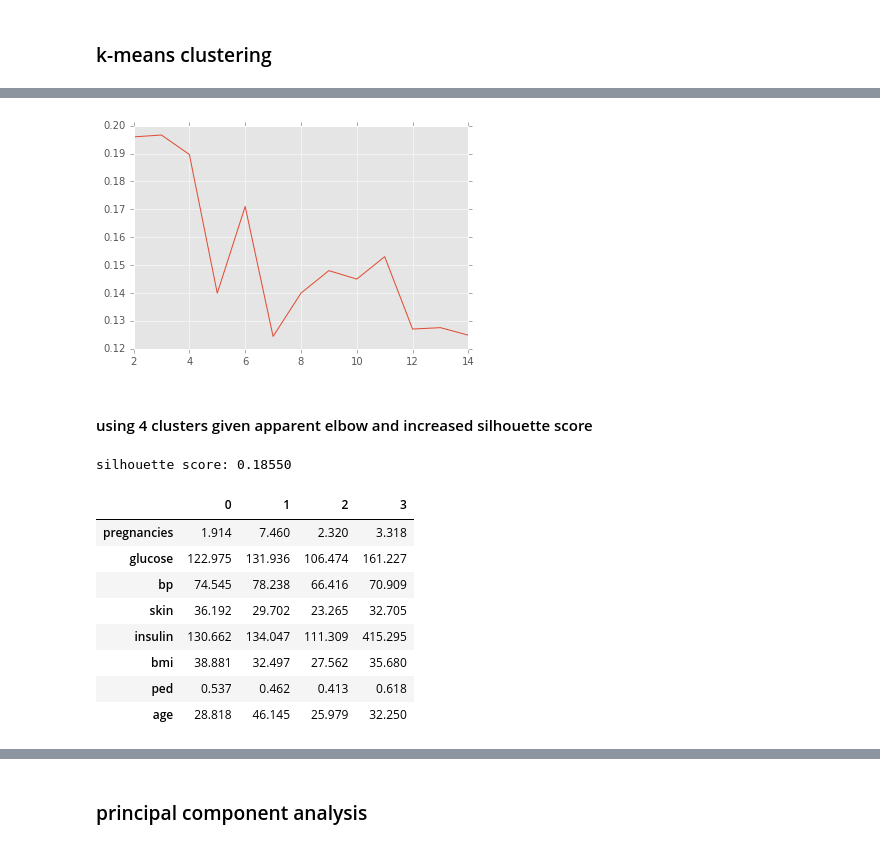
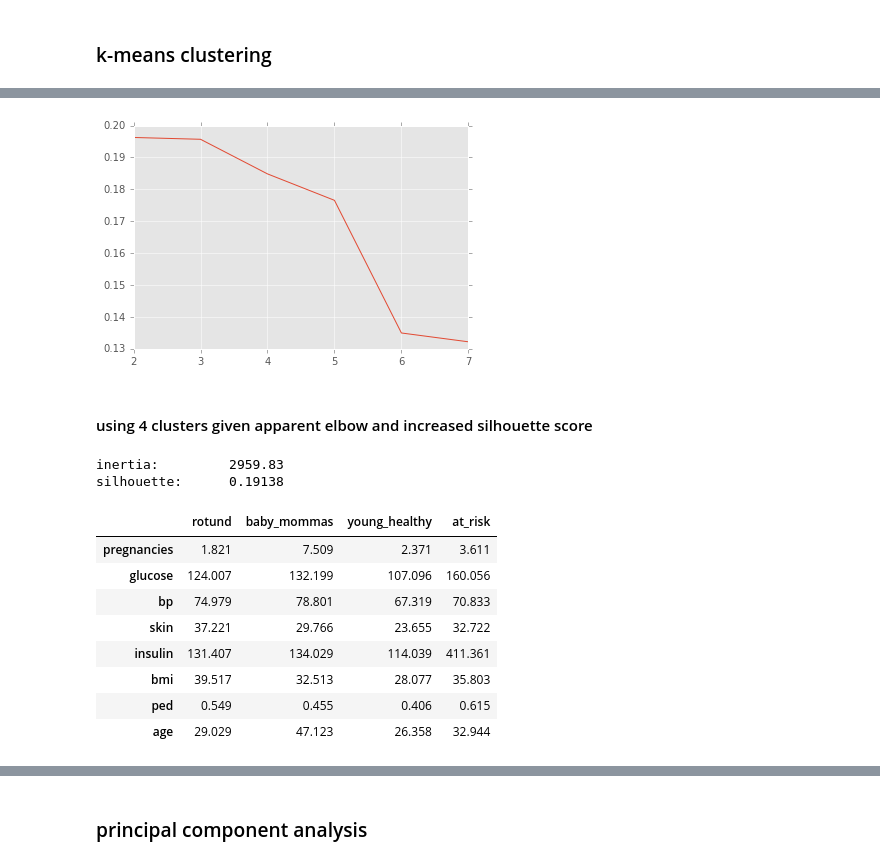
Before and after one commit to zenyui/ga-portfolio, a Jupyter notebook: hw3/ga-zenyui-hw3.ipynb, the cells around one changed output, grey strips where cells are left out. Drawn from its saved outputs; the diff is of its cells as text; code cells hidden in the pictures.

```diff
--- a/hw3/ga-zenyui-hw3.ipynb
+++ b/hw3/ga-zenyui-hw3.ipynb
@@ -91,7 +101,11 @@ from sklearn.preprocessing import StandardScaler
 # %%
 # scale data
 scale = StandardScaler()
-X_scale = scale.fit_transform(X)
+X_scale = pd.DataFrame(scale.fit_transform(X))
+X_scale.columns = X.columns
+# %%
+X_train, X_test, y_train, y_test = train_test_split(X_scale, y, test_size=0.25, random_state=0)
+cv = ShuffleSplit(X_train.shape[0], n_iter=10, test_size=0.25, random_state=0)
 # %% [markdown]
 ### k-means clustering
 # %%
@@ -103,7 +117,7 @@ x = []
 y = []
 for n in range(1,30):
     km2 = KMeans(n_clusters=n)
-    km2.fit(X_scale)
+    km2.fit(X_train)
     x.append(n)
     y.append(km2.inertia_)
 
@@ -113,18 +132,18 @@ plt.plot(x, y);
 # %%
 # plotting silhouette score
 x = []
 y = []
-for n in range(2,15):
+for n in range(2,8):
     km2 = KMeans(n_clusters=n)
-    km2.fit(X_scale)
+    km2.fit(X_train)
     centers = km2.fit_predict(X_scale)
 
     x.append(n)
     y.append(silhouette_score(X_scale, centers))
 
 plt.plot(x,y);
 # %% [output]
-[figure, old version]
+[figure, new version]
 # %% [markdown]
 #### using 4 clusters given apparent elbow and increased silhouette score
 # %%
@@ -134,20 +153,24 @@ cluster_labels = km.fit_predict(X_scale)
 # %%
-# get specific silhouette score
-print('silhouette score: {:.5f}'.format(silhouette_score(X_scale, cluster_labels)))
+# get specific inertia / silhouette score
+print('inertia:\t {:.2f}'.format(km.inertia_))
+print('silhouette:\t {:.5f}'.format(silhouette_score(X_train, cluster_labels)))
 # %% [output]
-silhouette score: 0.18550
+inertia:         2959.83
+silhouette:      0.19138
 # %%
-# print clusters in a dataframe
+# show cluster centers
 pd.set_option('display.float_format', lambda x: '%.3f' % x)
 columns = {str(x): scale.inverse_transform(km.cluster_centers_[x]) for x in range(0,len(km.cluster_centers_))}
-pd.DataFrame(columns, index=X.columns)
+dfclus = pd.DataFrame(columns, index=X.columns).copy()
+dfclus.columns=['rotund','baby_mommas','young_healthy','at_risk']
+dfclus
 # %% [output]
-|  | 0 | 1 | 2 | 3 |
-| pregnancies | 1.914 | 7.460 | 2.320 | 3.318 |
-| glucose | 122.975 | 131.936 | 106.474 | 161.227 |
-| bp | 74.545 | 78.238 | 66.416 | 70.909 |
-| skin | 36.192 | 29.702 | 23.265 | 32.705 |
-| insulin | 130.662 | 134.047 | 111.309 | 415.295 |
-| bmi | 38.881 | 32.497 | 27.562 | 35.680 |
-| ped | 0.537 | 0.462 | 0.413 | 0.618 |
-| age | 28.818 | 46.145 | 25.979 | 32.250 |
+|  | rotund | baby_mommas | young_healthy | at_risk |
+| pregnancies | 1.821 | 7.509 | 2.371 | 3.611 |
+| glucose | 124.007 | 132.199 | 107.096 | 160.056 |
+| bp | 74.979 | 78.801 | 67.319 | 70.833 |
+| skin | 37.221 | 29.766 | 23.655 | 32.722 |
+| insulin | 131.407 | 134.029 | 114.039 | 411.361 |
+| bmi | 39.517 | 32.513 | 28.077 | 35.803 |
+| ped | 0.549 | 0.455 | 0.406 | 0.615 |
+| age | 29.029 | 47.123 | 26.358 | 32.944 |
```
Also changed, not shown: parts of 15 cells of this notebook.
